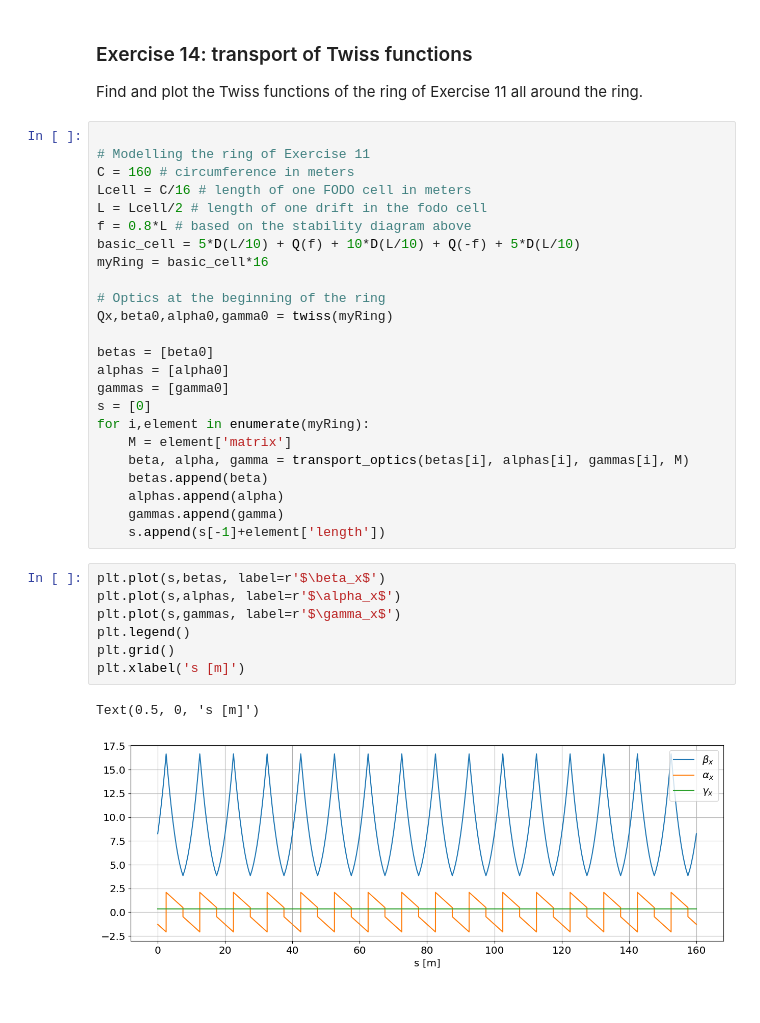
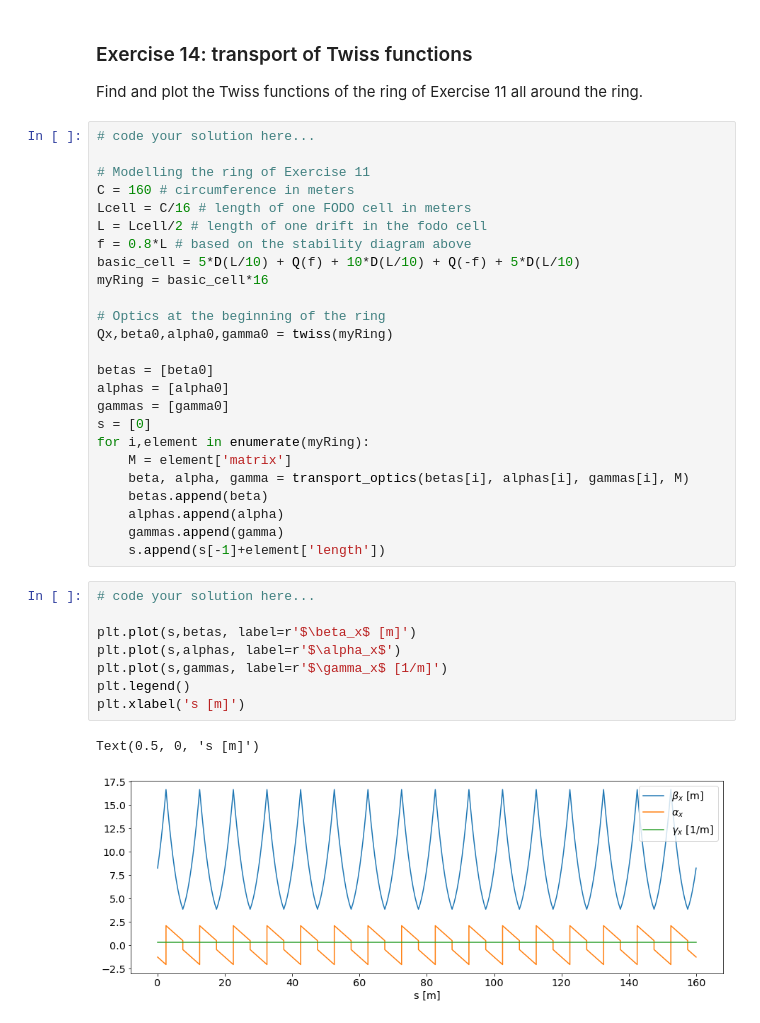
Before and after one commit to tprebiba/accelerators-teaching, a Jupyter notebook: 01_AUTH-2024_Accelerator_Physics/03_Single_Particle_Ring_SOLUTIONS.ipynb, the cells around one changed output. Saved outputs shown, nothing was run; the diff lists cells and outputs as text.

```diff
--- a/01_AUTH-2024_Accelerator_Physics/03_Single_Particle_Ring_SOLUTIONS.ipynb
+++ b/01_AUTH-2024_Accelerator_Physics/03_Single_Particle_Ring_SOLUTIONS.ipynb
@@ -317,6 +316,7 @@ def transport_optics(beta1,alpha1,gamma1, M):
 
 Find and plot the Twiss functions of the ring of Exercise 11 all around the ring.
 # %%
+# code your solution here...
 
 # Modelling the ring of Exercise 11
 C = 160 # circumference in meters
@@ -341,12 +341,13 @@ for i,element in enumerate(myRing):
     gammas.append(gamma)
     s.append(s[-1]+element['length'])
 # %%
-plt.plot(s,betas, label=r'$\beta_x$')
+# code your solution here...
+
+plt.plot(s,betas, label=r'$\beta_x$ [m]')
 plt.plot(s,alphas, label=r'$\alpha_x$')
-plt.plot(s,gammas, label=r'$\gamma_x$')
+plt.plot(s,gammas, label=r'$\gamma_x$ [1/m]')
 plt.legend()
-plt.grid()
 plt.xlabel('s [m]')
 # %% [output]
 Text(0.5, 0, 's [m]')
-[figure, old version]
+[figure, new version]
```
Also changed, not shown: parts of 12 cells of this notebook.
